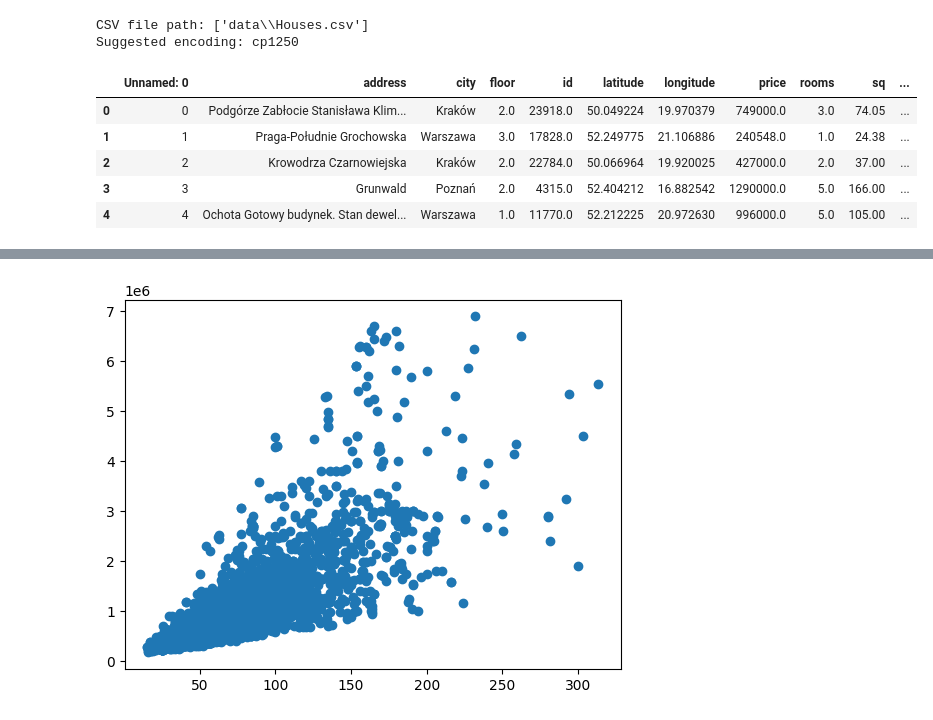
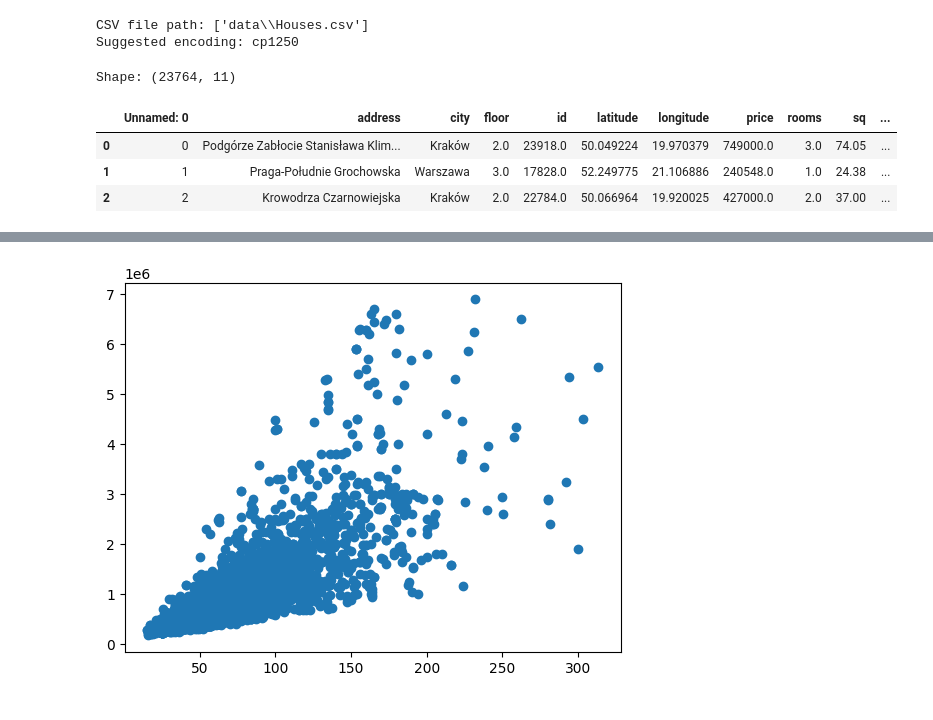
Before and after one commit to M4rselo/Warsaw-Housing-Model, a Jupyter notebook: pl_linear_regression.ipynb, the cells around one changed output, grey strips where cells are left out. Drawn from its saved outputs; the diff is of its cells as text; code cells hidden in the pictures.

```diff
--- a/pl_linear_regression.ipynb
+++ b/pl_linear_regression.ipynb
@@ -15,11 +17,12 @@ CSV file path: ['data\\Houses.csv']
 Suggested encoding: cp1250
 # %%
 house_data = pd.read_csv(csv_path[0], encoding=best_enc)
-house_data.head()
+
+print("Shape:", house_data.shape, '\n')
+house_data.head(3)
 # %% [output]
+Shape: (23764, 11)
 |  | Unnamed: 0 | address | city | floor | id | latitude | longitude | price | rooms | sq | ... |
 | 0 | 0 | Podgórze Zabłocie Stanisława Klim... | Kraków | 2.0 | 23918.0 | 50.049224 | 19.970379 | 749000.0 | 3.0 | 74.05 | ... |
 | 1 | 1 | Praga-Południe Grochowska | Warszawa | 3.0 | 17828.0 | 52.249775 | 21.106886 | 240548.0 | 1.0 | 24.38 | ... |
 | 2 | 2 | Krowodrza Czarnowiejska | Kraków | 2.0 | 22784.0 | 50.066964 | 19.920025 | 427000.0 | 2.0 | 37.00 | ... |
-| 3 | 3 | Grunwald | Poznań | 2.0 | 4315.0 | 52.404212 | 16.882542 | 1290000.0 | 5.0 | 166.00 | ... |
-| 4 | 4 | Ochota Gotowy budynek. Stan dewel... | Warszawa | 1.0 | 11770.0 | 52.212225 | 20.972630 | 996000.0 | 5.0 | 105.00 | ... |
```
Also changed, not shown: parts of 32 cells of this notebook.
